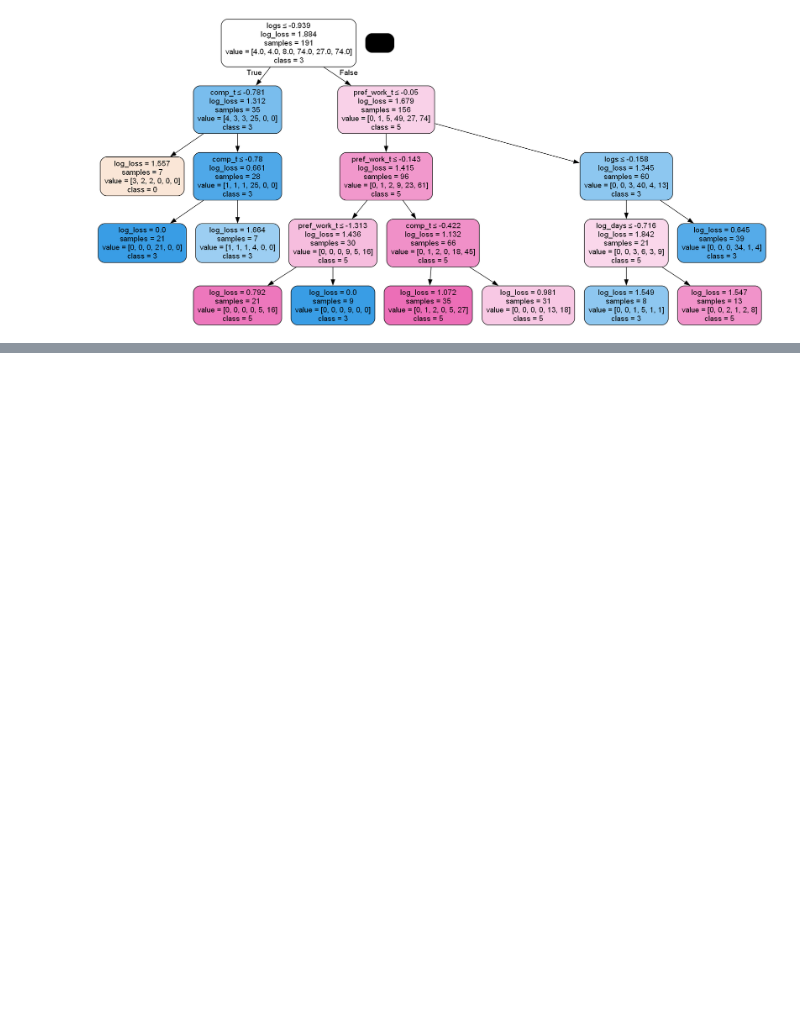
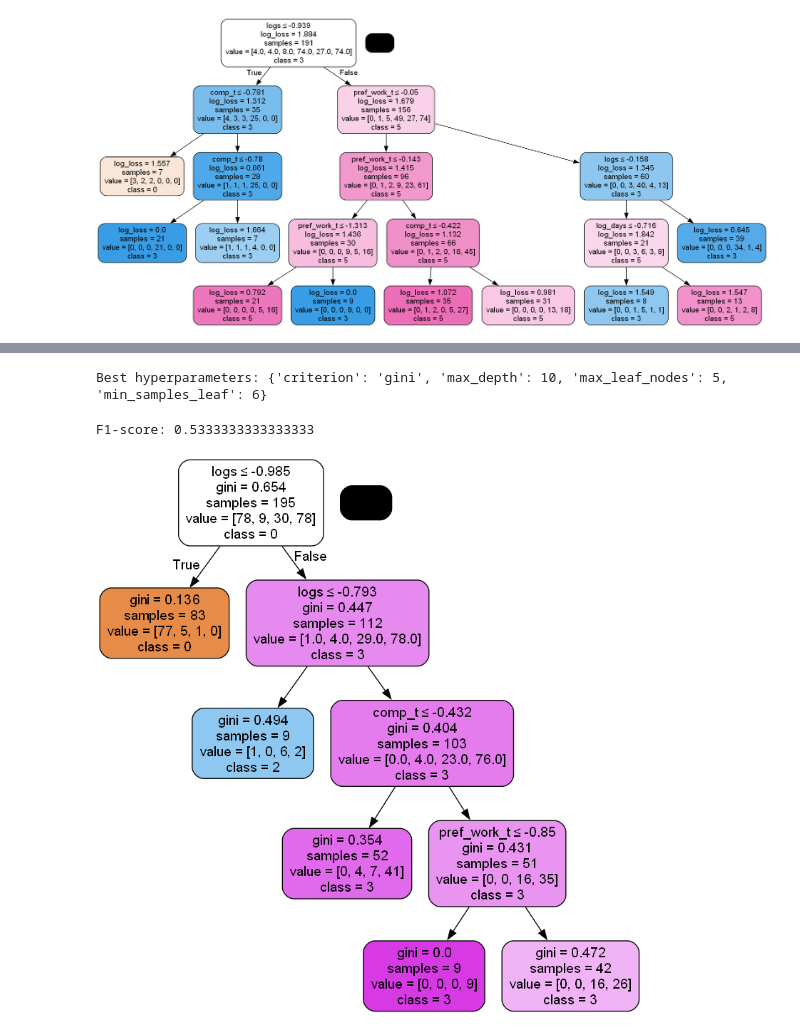
Before and after one commit to fskgiulia/JYUEF01, a Jupyter notebook: project_notebook.ipynb, the cells around one changed output, grey strips where cells are left out. Saved outputs shown, nothing was run; the diff lists cells and outputs as text; code cells hidden in the pictures; blank space fills up the shorter version.

```diff
--- a/project_notebook.ipynb
+++ b/project_notebook.ipynb
@@ -568,0 +672,50 @@ Image(graph.create_png())
+# %%
+# HYPERPARAMETER TUNING
+from sklearn.metrics import make_scorer, log_loss
+from sklearn.model_selection import GridSearchCV
+
+param_grid = {
+    'criterion': ['gini', 'entropy'],
+    'max_leaf_nodes': [5, 10, 15, 20, 35],
+    'min_samples_leaf': [int(0.01 * len(X_train)), int(0.05 * len(X_train)), int(0.1 * len(X_train))],
+    'max_depth': [10, 15, 20, 25]
+}
+
+scorer = make_scorer(log_loss, greater_is_better=False, needs_proba=True)
+
+grid_search = GridSearchCV(estimator=clf, param_grid=param_grid, cv=3, scoring=scorer)
+grid_search.fit(X_train, y_train)
+
+best_params = grid_search.best_params_
+print("Best hyperparameters:", best_params)
+# %% [output]
+Best hyperparameters: {'criterion': 'gini', 'max_depth': 10, 'max_leaf_nodes': 5, 'min_samples_leaf': 6}
+# %%
+max_leaf_nodes = best_params['max_leaf_nodes']
+min_sample_leaf = best_params['min_samples_leaf']
+max_depth = best_params['max_depth']
+
+clf = DecisionTreeClassifier(criterion=best_params['criterion'],
+                             max_leaf_nodes = max_leaf_nodes,
+                             min_samples_leaf = min_sample_leaf,
+                             max_depth= max_depth)
+
+clf.fit(X_train_resampled, y_train_resampled)
+
+y_pred = clf.predict(X_test)
+# %%
+# evaluation metric: F1-score
+f1 = f1_score(y_test, y_pred, average='micro')
+print("F1-score:", f1)
+# %% [output]
+F1-score: 0.5333333333333333
+# %%
+dot_data = StringIO()
+export_graphviz(clf, out_file=dot_data,
+                filled=True, rounded=True,
+                special_characters=True, feature_names = feature_cols,class_names=['0', '1', '2', '3'])
+graph = pydotplus.graph_from_dot_data(dot_data.getvalue())
+graph.write_png('tree.png')
+Image(graph.create_png())
+# %% [output]
+[figure, added]
```
Also changed, not shown: parts of 8 cells of this notebook, 1 other file.
